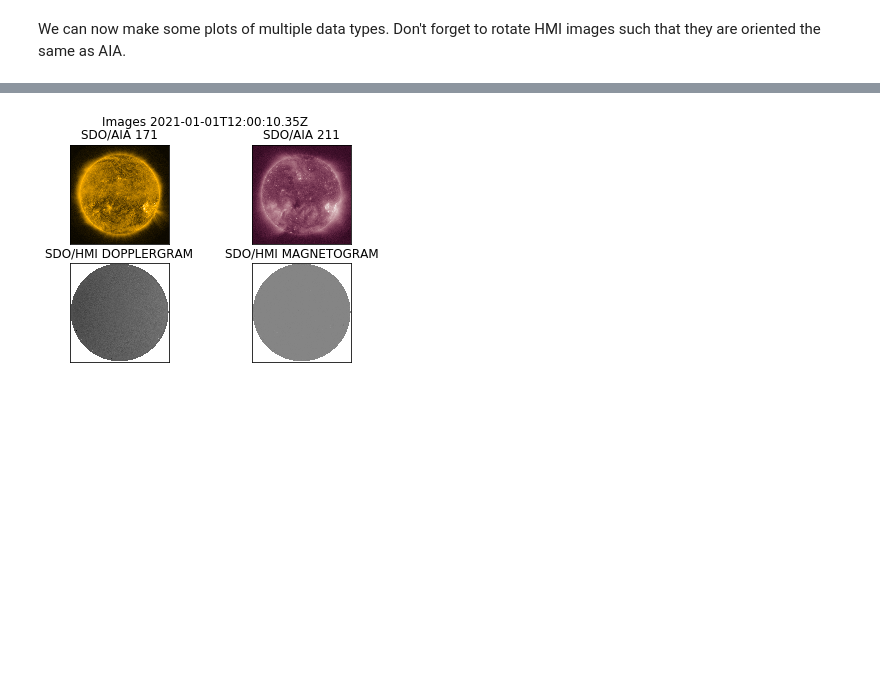
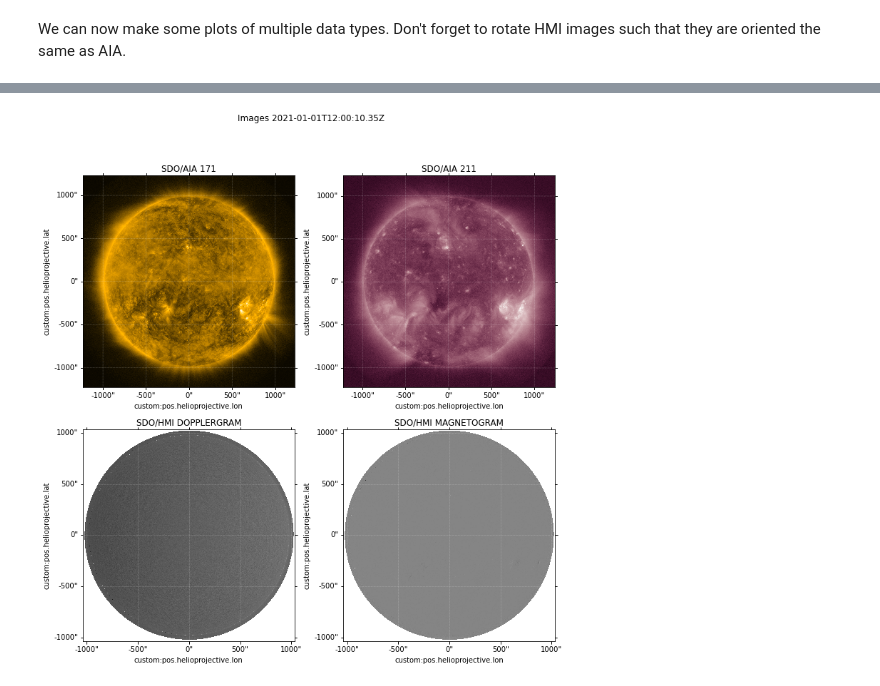
Before and after one commit to tamarervin/SolAster, a Jupyter notebook: sdo_hmi_rvs/examples/sunpy_example.ipynb, the cells around one changed output, grey strips where cells are left out. Drawn from its saved outputs; the diff is of its cells as text; code cells hidden in the pictures; blank space fills up the shorter version.

```diff
--- a/sdo_hmi_rvs/examples/sunpy_example.ipynb
+++ b/sdo_hmi_rvs/examples/sunpy_example.ipynb
@@ -154,6 +170,7 @@ plt.show()
 vel_map = hmi_vel[0].rotate(order=3)
 vel_map.plot_settings['norm'] = plt.Normalize(-5500, 5500)
 fig = plt.figure()
-vel_map.plot()
+ax = fig.add_subplot(projection=vel_map)
+vel_map.plot(axes=ax)
 plt.show()
 # %% [output]
@@ -162,26 +181,32 @@ plt.show()
 We can now make some plots of multiple data types.
 Don't forget to rotate HMI images such that they are oriented the same as AIA.
 # %%
-fig, axs = plt.subplots(2, 2)
+# rotate HMI images
+hmi_vel_rot = hmi_vel[0].rotate(order=3)
+hmi_mag_rot = hmi_mag[0].rotate(order=3)
+
+# create subplots
+fig = plt.figure(figsize=(12,12))
+axs1 = fig.add_subplot(2, 2, 1, projection=aia_171[0])
+axs2 = fig.add_subplot(2, 2, 2, projection=aia_211[0])
+axs3 = fig.add_subplot(2, 2, 3, projection=hmi_vel_rot)
+axs4 = fig.add_subplot(2, 2, 4, projection=hmi_mag_rot)
+
 fig.suptitle("Images %s" % (str(aia_171[0].meta['t_obs'])))
-axs[0, 0].set_title("%s %s" % (str(aia_171[0].meta['telescop']), str(aia_171[0].meta['wavelnth'])))
-axs[0, 1].set_title("%s %s" % (str(aia_211[0].meta['telescop']), str(aia_211[0].meta['wavelnth'])))
-axs[1, 0].set_title("%s %s" % (str(hmi_vel[0].meta['telescop']), str(hmi_vel[0].meta['content'])))
-axs[1, 1].set_title("%s %s" % (str(hmi_mag[0].meta['telescop']), str(hmi_mag[0].meta['content'])))
+axs1.set_title("%s %s" % (str(aia_171[0].meta['telescop']), str(aia_171[0].meta['wavelnth'])))
+axs2.set_title("%s %s" % (str(aia_211[0].meta['telescop']), str(aia_211[0].meta['wavelnth'])))
+axs3.set_title("%s %s" % (str(hmi_vel[0].meta['telescop']), str(hmi_vel[0].meta['content'])))
+axs4.set_title("%s %s" % (str(hmi_mag[0].meta['telescop']), str(hmi_mag[0].meta['content'])))
 
-for j in range(0, 2):
-    for k in range(0, 2):
-        axs[j, k].set_xticks([])
-        axs[j, k].set_yticks([])
+for ax in [axs1, axs2, axs3, axs4]:
+    ax.set_xticks([])
+    ax.set_yticks([])
 
-aia_171[0].plot(axes=axs[0, 0], annotate=False)
-aia_211[0].plot(axes=axs[0, 1], annotate=False)
-
-# make sure you rotate HMI images
-hmi_vel_rot = hmi_vel[0].rotate(order=3)
-hmi_vel_rot.plot(axes=axs[1, 0], annotate=False)
-hmi_mag_rot = hmi_mag[0].rotate(order=3)
-hmi_mag_rot.plot(axes=axs[1, 1], annotate=False)
+# plot data
+aia_171[0].plot(axes=axs1, annotate=False)
+aia_211[0].plot(axes=axs2, annotate=False)
+hmi_vel_rot.plot(axes=axs3, annotate=False)
+hmi_mag_rot.plot(axes=axs4, annotate=False)
 
 plt.show()
 # %% [output]
@@ -196 +218 @@ WARNING: SunpyDeprecationWarning: WCSAxes not being used as the axes object for
-[figure, old version]
+[figure, new version]
```
Also changed, not shown: parts of 7 cells of this notebook, 22 other files.
